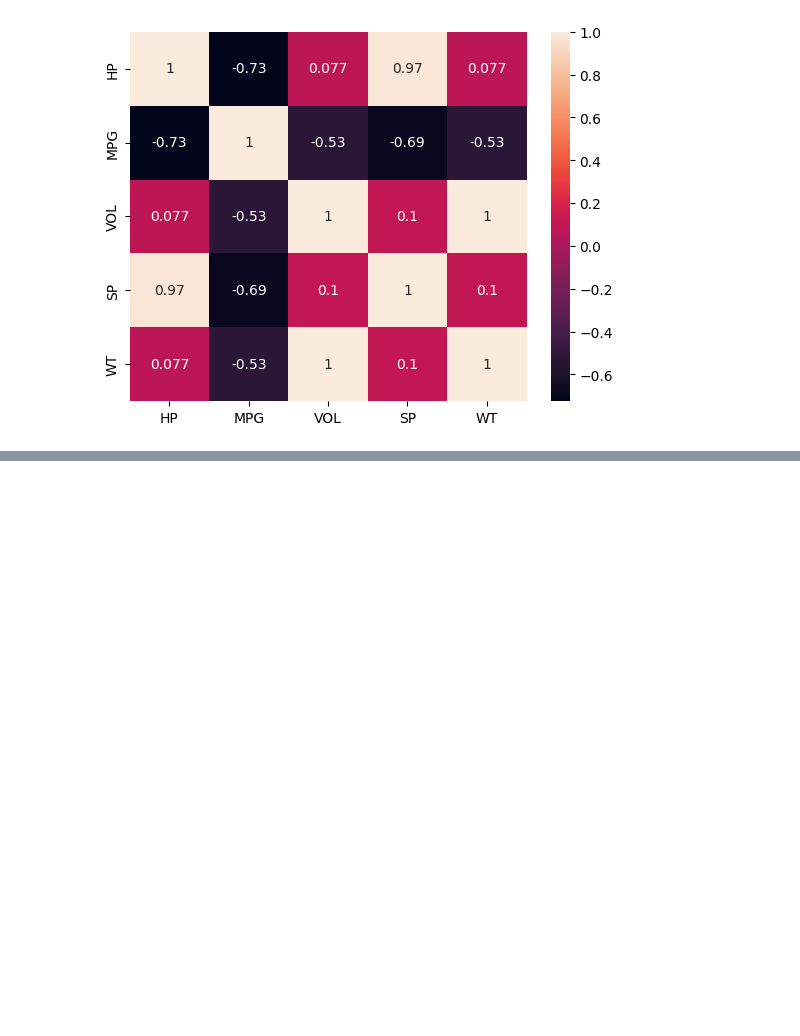
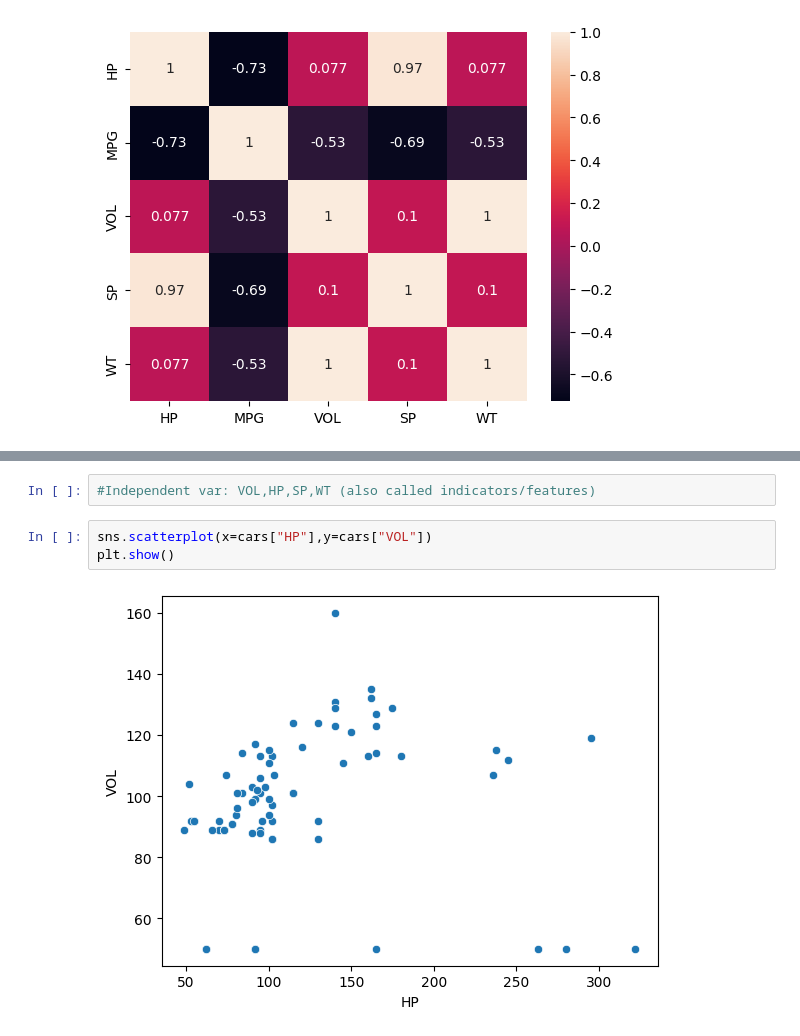
Before and after one commit to MeghanaPidaparthi/ExcelR-tutorials, a Jupyter notebook: Day_21.ipynb, the cells around one changed output, grey strips where cells are left out. Cells and saved outputs as stored; diff of their text form; blank space fills up the shorter version.

```diff
--- a/Day_21.ipynb
+++ b/Day_21.ipynb
@@ -75,0 +82,7 @@ plt.show()
+# %%
+#Independent var: VOL,HP,SP,WT (also called indicators/features)
+# %%
+sns.scatterplot(x=cars["HP"],y=cars["VOL"])
+plt.show()
+# %% [output]
+[figure, added]
```
Also changed, not shown: parts of 9 cells of this notebook.
